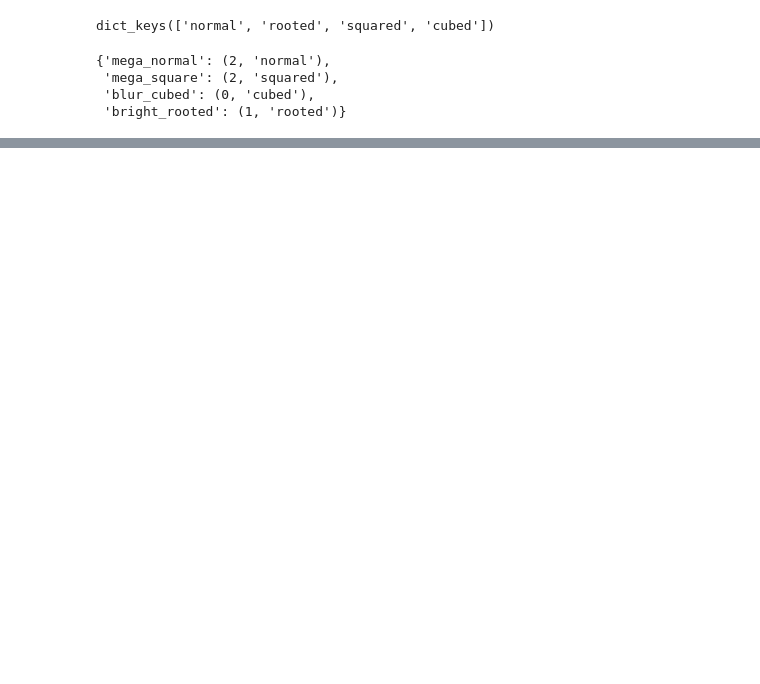
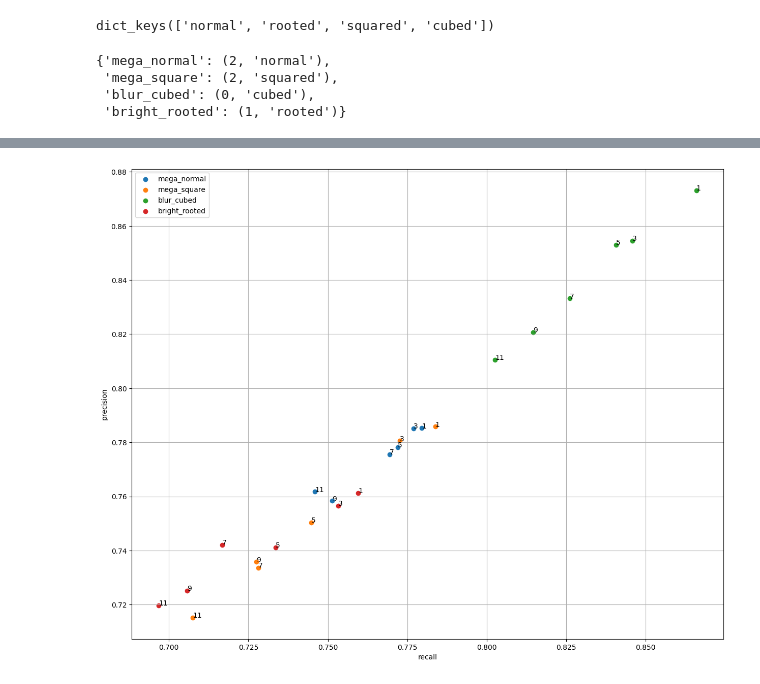
Before and after one commit to pranit-gandhi/astronomical-object-detection, a Jupyter notebook: slabs/knn.ipynb, the cells around one changed output, grey strips where cells are left out. Saved outputs shown, nothing was run; the diff lists cells and outputs as text; code cells hidden in the pictures; blank space fills up the shorter version.

```diff
--- a/slabs/knn.ipynb
+++ b/slabs/knn.ipynb
@@ -102,19 +119,25 @@ data
+# %%
+pca = 75
 # %%
 feature_transforms = {
     "normal": Pipeline([
-        ("scaler", StandardScaler())
+        ("scaler", StandardScaler()),
+        ("pca", PCA(pca))
     ]),
     "rooted": Pipeline([
         ("sqrt", FunctionTransformer(np.sqrt, validate=False)),
-        ("scaler", StandardScaler())
+        ("scaler", StandardScaler()),
+        ("pca", PCA(pca))
     ]),
     "squared": Pipeline([
         ("square", FunctionTransformer(np.square, validate=False)),
-        ("scaler", StandardScaler())
+        ("scaler", StandardScaler()),
+        ("pca", PCA(pca))
     ]),
     "cubed": Pipeline([
         ("cube", FunctionTransformer(lambda x: np.power(x, 3), validate=False)),
-        ("scaler", StandardScaler())
+        ("scaler", StandardScaler()),
+        ("pca", PCA(pca))
     ]),
 }
 
@@ -278,6 +301,6 @@ new_total_res = {}
 
 for model, (preproc_index, feature_transform) in new_exps.items():
     res = knn_trainer(model, preproc_index, feature_transform, k)
-    total_res[model] = res
+    new_total_res[model] = res
 # %% [output]
 blur_normal
@@ -295,7 +318,7 @@ k: 1 Train Acciracy: 1.0 Val Accuracy: 0.756838905775076
 # %%
 new_test_res = {}
 
-for model, (preproc_index, feature_transform) in experiments.items():
+for model, (preproc_index, feature_transform) in new_exps.items():
     res = new_total_res[model]
 
     optimal_k = 0
@@ -319,7 +342,7 @@ for model, (preproc_index, feature_transform) in experiments.items():
     y_train_val = np.concatenate([y_train, y_val])
 
     X_train_val_Z = pipe.fit_transform(X_train_val)
-    X_test_Z      = pipe.transform(X_test)
+    X_test_Z = pipe.transform(X_test)
 
     knn_best = KNeighborsClassifier(
         n_neighbors=optimal_k,
@@ -352,0 +448,18 @@ Optimal K Test Acccuracy 0.7652173913043478
+# %%
+import matplotlib.pyplot as plt
+
+plt.figure(figsize=(15, 12))
+
+for model in table["model"].unique():
+    sub = table[table["model"] == model]
+    plt.scatter(sub["test_recall"], sub["test_precision"], label=model)
+    for _, row in sub.iterrows():
+        plt.text(row["test_recall"], row["test_precision"], str(row["k"]), fontsize=10)
+
+plt.legend()
+plt.ylabel("precision")
+plt.xlabel("recall")
+plt.grid(True)
+plt.show()
+# %% [output]
+[figure, added]
```
Also changed, not shown: parts of 8 cells of this notebook.
